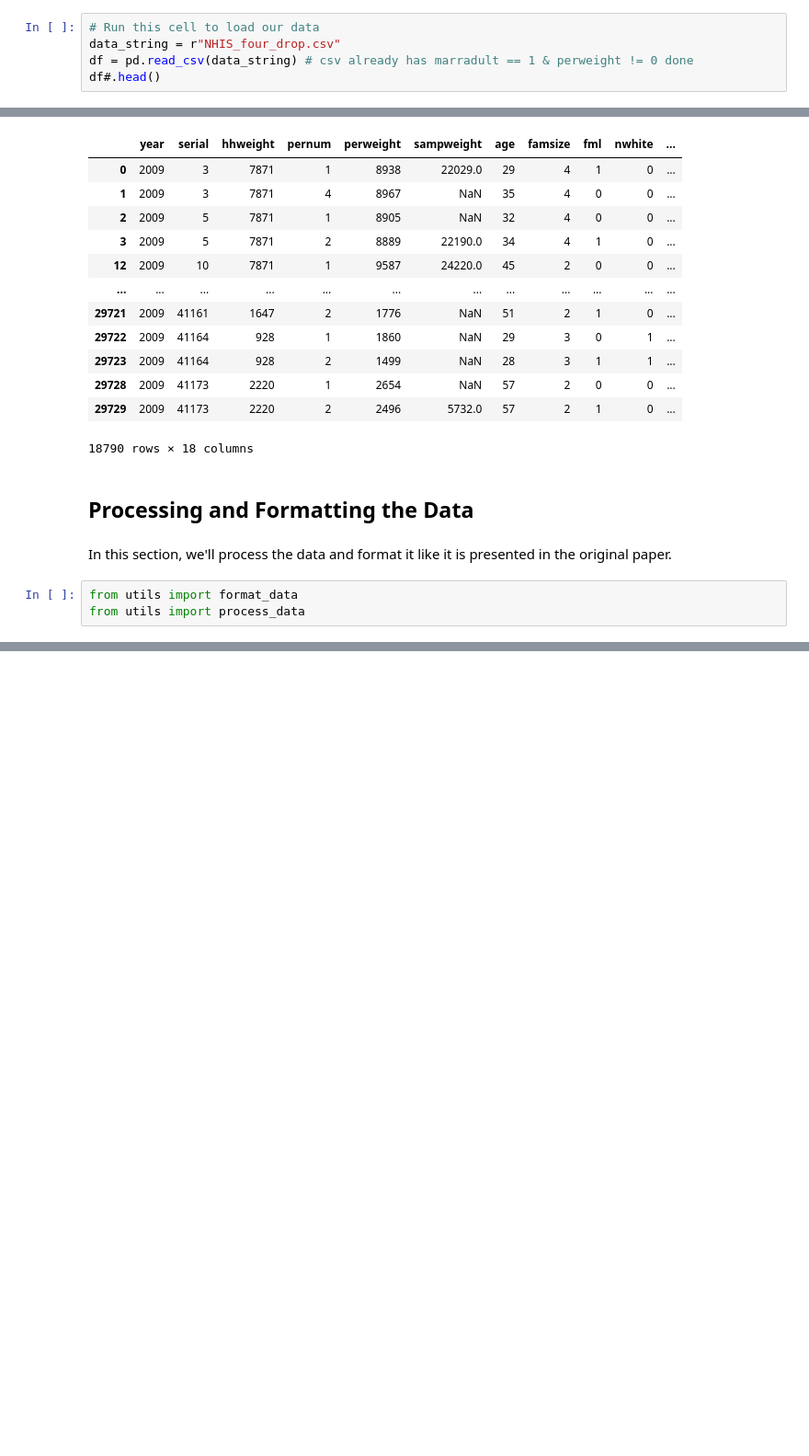
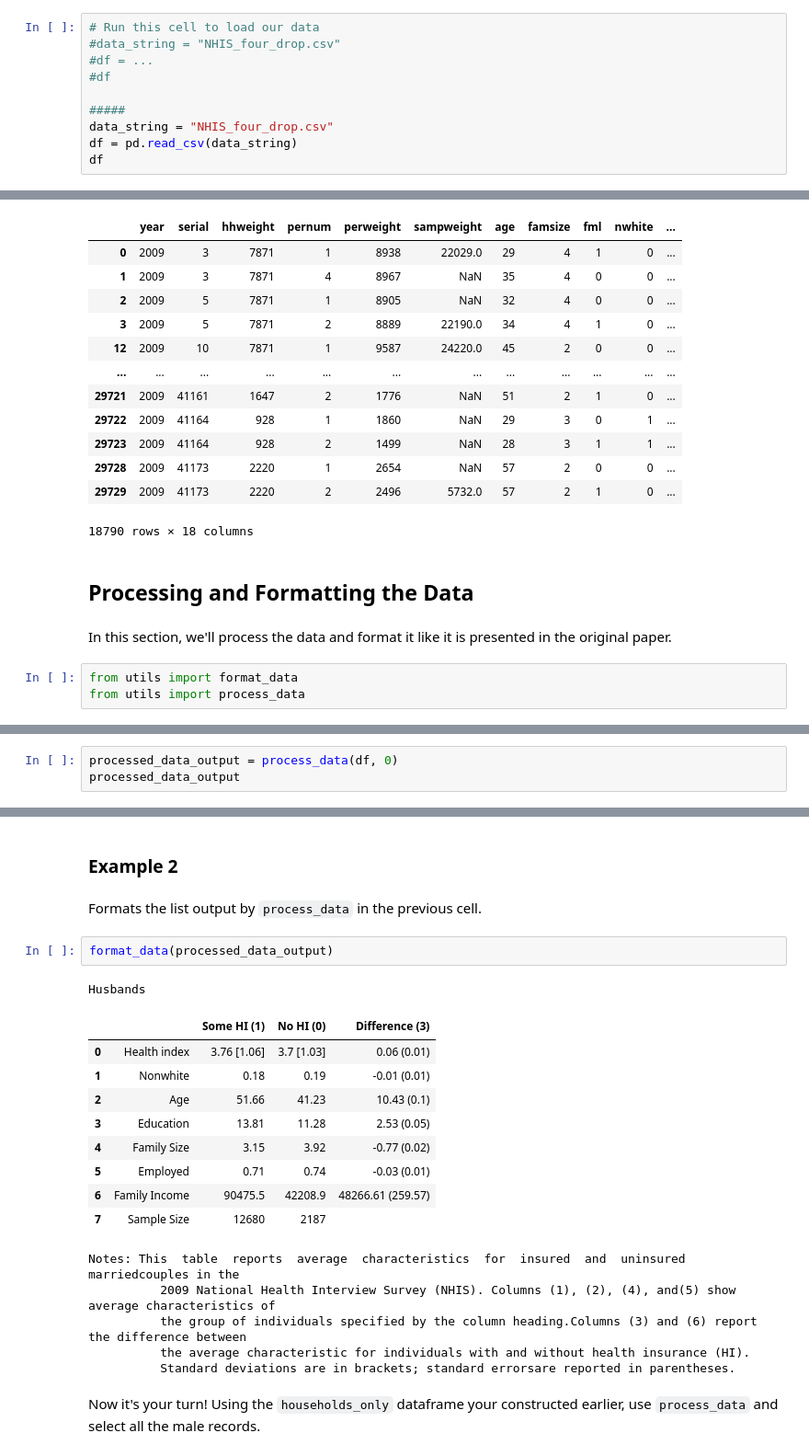
Before and after one commit to ds-modules/PS-88-21-DEV, a Jupyter notebook: lab/aaronfolder/masteringMetricsSF.ipynb, the cells around one changed output, grey strips where cells are left out. Shown at 92% size. Drawn from its saved outputs; the diff is of its cells as text; blank space fills up the shorter version.

````diff
--- a/lab/aaronfolder/masteringMetricsSF.ipynb
+++ b/lab/aaronfolder/masteringMetricsSF.ipynb
@@ -14,8 +18,13 @@ Load the data.csv file into a pandas dataframe.
 # %%
 # Run this cell to load our data
-data_string = r"NHIS_four_drop.csv"
-df = pd.read_csv(data_string) # csv already has marradult == 1 & perweight != 0 done
-df#.head()
+#data_string = "NHIS_four_drop.csv"
+#df = ...
+#df
+
+#####
+data_string = "NHIS_four_drop.csv"
+df = pd.read_csv(data_string)
+df
 # %% [output]
 |  | year | serial | hhweight | pernum | perweight | sampweight | age | famsize | fml | nwhite | ... |
 | 0 | 2009 | 3 | 7871 | 1 | 8938 | 22029.0 | 29 | 4 | 1 | 0 | ... |
@@ -216,0 +221,3 @@ Notes: This  table  reports  average  characteristics  for  insured  and  uninsu
+# %%
+processed_data_output = process_data(df, 0)
+processed_data_output
@@ -216,0 +242,24 @@ Notes: This  table  reports  average  characteristics  for  insured  and  uninsu
+# %% [markdown]
+### Example 2
+# %% [markdown]
+Formats the list output by ```process_data``` in the previous cell.
+# %%
+format_data(processed_data_output)
+# %% [output]
+Husbands
+|  |  | Some HI (1) | No HI (0) | Difference (3) |
+| 0 | Health index | 3.76 [1.06] | 3.7 [1.03] | 0.06 (0.01) |
+| 1 | Nonwhite | 0.18 | 0.19 | -0.01 (0.01) |
+| 2 | Age | 51.66 | 41.23 | 10.43 (0.1) |
+| 3 | Education | 13.81 | 11.28 | 2.53 (0.05) |
+| 4 | Family Size | 3.15 | 3.92 | -0.77 (0.02) |
+| 5 | Employed | 0.71 | 0.74 | -0.03 (0.01) |
+| 6 | Family Income | 90475.5 | 42208.9 | 48266.61 (259.57) |
+| 7 | Sample Size | 12680 | 2187 |  |
+Notes: This  table  reports  average  characteristics  for  insured  and  uninsured  marriedcouples in the
+          2009 National Health Interview Survey (NHIS). Columns (1), (2), (4), and(5) show average characteristics of
+          the group of individuals specified by the column heading.Columns (3) and (6) report the difference between
+          the average characteristic for individuals with and without health insurance (HI).
+          Standard deviations are in brackets; standard errorsare reported in parentheses.
+# %% [markdown]
+Now it's your turn! Using the ```households_only``` dataframe your constructed earlier, use ```process_data``` and select all the male records.
````
Also changed, not shown: parts of 22 cells of this notebook.
